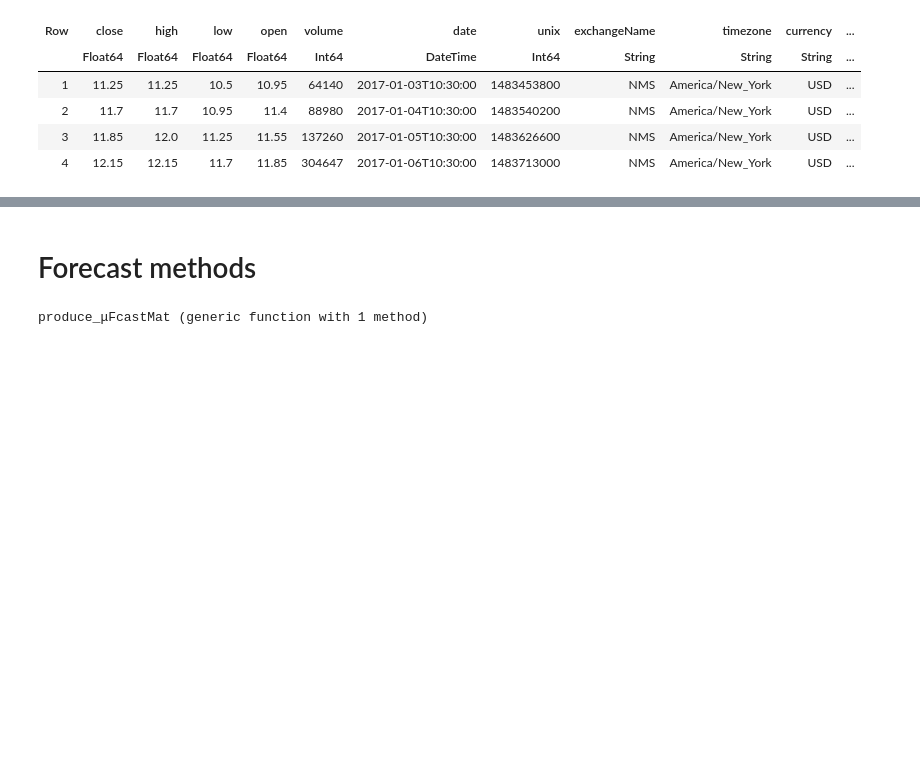
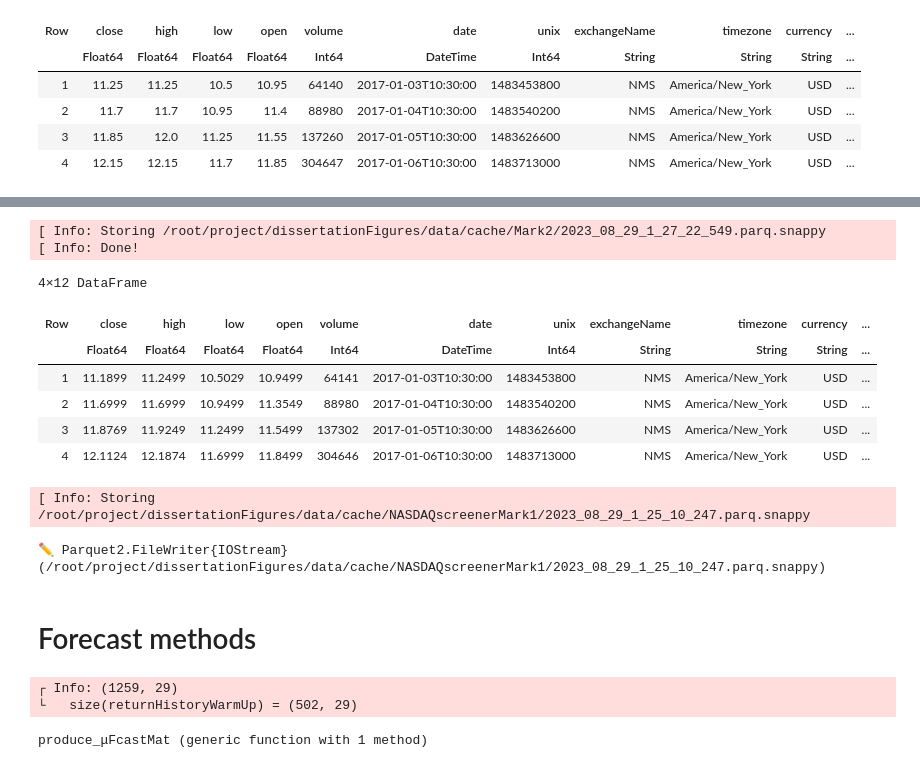
Before and after one commit to brunocastroibarburu94/dissertation_msc_2023, a Jupyter notebook: dissertationFigures/Experiment_1.ipynb, the cells around one changed output, grey strips where cells are left out. Drawn from its saved outputs; the diff is of its cells as text; code cells hidden in the pictures; blank space fills up the shorter version.

Commit message:
checkpoint

```diff
--- a/dissertationFigures/Experiment_1.ipynb
+++ b/dissertationFigures/Experiment_1.ipynb
@@ -89,3 +43,39 @@ first(data,4)
+# %%
+using DataFrames: groupby, combine
+using AirBorne.Utils: get_latest_N
+topPerformers=2
+bundle_id="Mark2"
+filtered_df =tickers_df[[   x!="" ? parse(Int64, x)<2016 : false for x in tickers_df.ipoyear],["symbol","marketCap","sector","volume"]]
+filtered_df[!,"volume"]=parse.(Int64,filtered_df[!,"volume"])
+filtered_df[!,"marketCap"]=parse.(Float64,filtered_df[!,"marketCap"])
+grouped_df = groupby(filtered_df,"sector")
+f(sdf)= get_latest_N(sdf,:volume,topPerformers;rev=true)
+result = combine(grouped_df,f)
+#####################################################
+###    Extract interday date from Yahoo Finance   ###
+#####################################################
+using AirBorne.ETL.Cache: store_bundle
+# To generate the "demo" data use:
+using AirBorne.ETL.YFinance: get_interday_data
+using AirBorne.ETL.Cache: store_bundle
+using Dates: DateTime, datetime2unix
+from = DateTime("2017-01-01"); to = DateTime("2022-01-01")
+u_from = string(round(Int, datetime2unix(from)));
+u_to = string(round(Int, datetime2unix(to)))
+data = get_interday_data(result.symbol, u_from, u_to)
+store_bundle(data; bundle_id=bundle_id, archive=true, cache_dir=cache_dir)
+@info "Done!"
+first(data,4)
+# %% [output]
+[ Info: Storing /root/project/dissertationFigures/data/cache/Mark2/2023_08_29_1_27_22_549.parq.snappy
+[ Info: Done!
+4×12 DataFrame
+| Row | close | high | low | open | volume | date | unix | exchangeName | timezone | currency | ... |
+|  | Float64 | Float64 | Float64 | Float64 | Int64 | DateTime | Int64 | String | String | String | ... |
+| 1 | 11.1899 | 11.2499 | 10.5029 | 10.9499 | 64141 | 2017-01-03T10:30:00 | 1483453800 | NMS | America/New_York | USD | ... |
+| 2 | 11.6999 | 11.6999 | 10.9499 | 11.3549 | 88980 | 2017-01-04T10:30:00 | 1483540200 | NMS | America/New_York | USD | ... |
+| 3 | 11.8769 | 11.9249 | 11.2499 | 11.5499 | 137302 | 2017-01-05T10:30:00 | 1483626600 | NMS | America/New_York | USD | ... |
+| 4 | 12.1124 | 12.1874 | 11.6999 | 11.8499 | 304646 | 2017-01-06T10:30:00 | 1483713000 | NMS | America/New_York | USD | ... |
 # %%
 # If you already have the data somewhere accessible by the cache loading the data directly is faster
 using AirBorne.ETL.Cache: load_bundle
@@ -108,5 +98,22 @@ sr=returns(sv) # Stock return dataframe
+# %%
+using AirBorne.ETL.Cache: store_bundle
+# tickers_df=deepcopy(DataFrame(load_bundle("NASDAQscreener_Mark1";cache_dir=cache_dir)))
+store_bundle(tickers_df; bundle_id="NASDAQscreener"*bundle_id, archive=true, cache_dir=cache_dir)
+# %% [output]
+[ Info: Storing /root/project/dissertationFigures/data/cache/NASDAQscreenerMark1/2023_08_29_1_25_10_247.parq.snappy
+✏ Parquet2.FileWriter{IOStream}(/root/project/dissertationFigures/data/cache/NASDAQscreenerMark1/2023_08_29_1_25_10_247.parq.snappy)
 # %% [markdown]
 # Forecast methods
+# %%
+@info size(sr) size(returnHistoryWarmUp)
+# nHiddenStates=2
+
+# obs_seq = matrix2seq(float.(Matrix(returnHistoryStartData_Validation[:,traded_assets])))
+# hmm_init=random_gaussian_hmm(nHiddenStates,length(obs_seq[1]))
+# hmm_est, logL_evolution = baum_welch(hmm_init, obs_seq; rtol=-Inf, check_loglikelihood_increasing=false)
+# %% [output]
+┌ Info: (1259, 29)
+└   size(returnHistoryWarmUp) = (502, 29)
 # %%
 using AirBorne.Structures: ContextTypeA,c_get
 using AirBorne.ETL.AssetValuation: covariance
```
Also changed, not shown: parts of 57 cells of this notebook, 34 other files.
